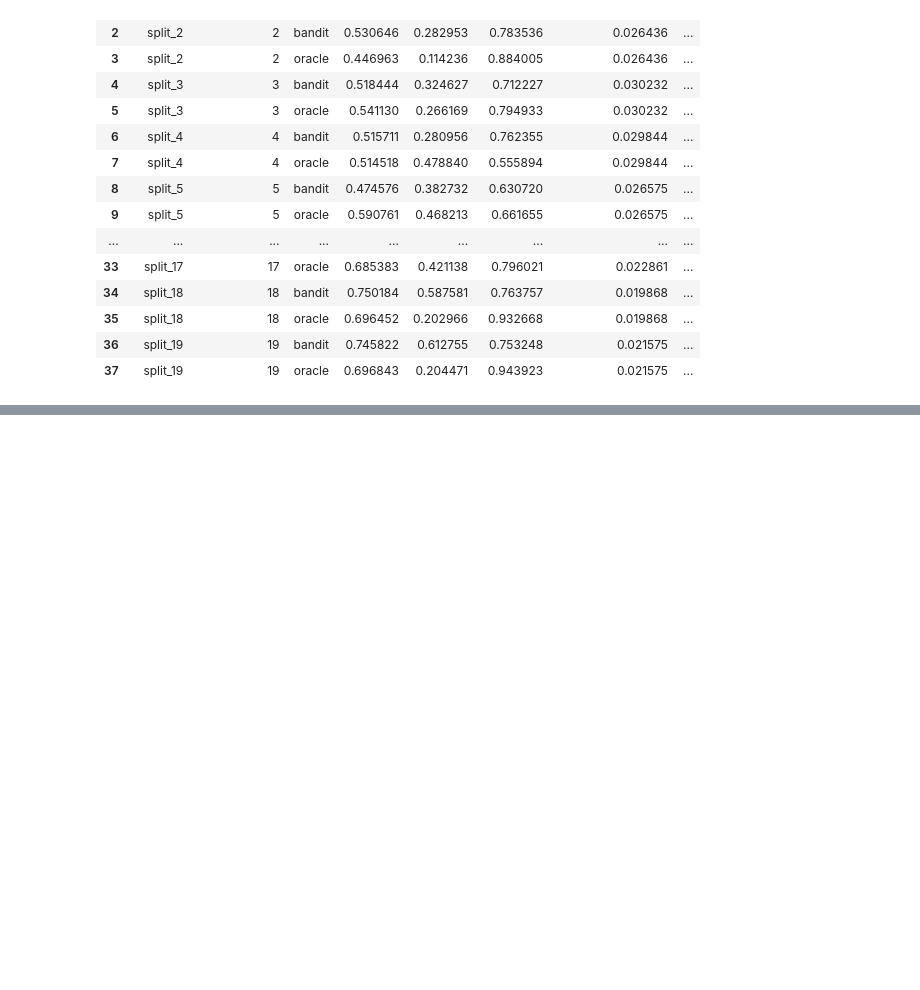
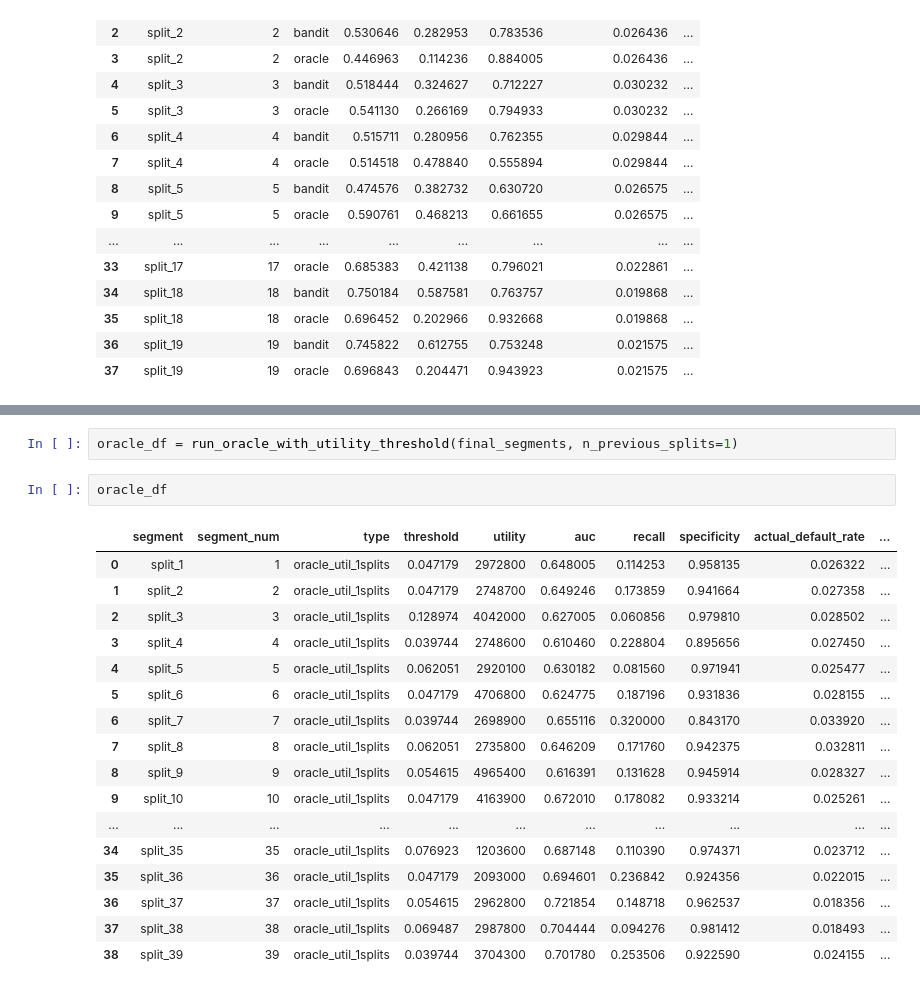
Before and after one commit to manpreetsingh227/MSc-project, a Jupyter notebook: notebooks/EDA.ipynb, the cells around one changed output, grey strips where cells are left out. Saved outputs shown, nothing was run; the diff lists cells and outputs as text; blank space fills up the shorter version.

```diff
--- a/notebooks/EDA.ipynb
+++ b/notebooks/EDA.ipynb
@@ -1419,0 +1503,22 @@ results_df
+# %%
+oracle_df = run_oracle_with_utility_threshold(final_segments, n_previous_splits=1)
+# %%
+oracle_df
+# %% [output]
+|  | segment | segment_num | type | threshold | utility | auc | recall | specificity | actual_default_rate | ... |
+| 0 | split_1 | 1 | oracle_util_1splits | 0.047179 | 2972800 | 0.648005 | 0.114253 | 0.958135 | 0.026322 | ... |
+| 1 | split_2 | 2 | oracle_util_1splits | 0.047179 | 2748700 | 0.649246 | 0.173859 | 0.941664 | 0.027358 | ... |
+| 2 | split_3 | 3 | oracle_util_1splits | 0.128974 | 4042000 | 0.627005 | 0.060856 | 0.979810 | 0.028502 | ... |
+| 3 | split_4 | 4 | oracle_util_1splits | 0.039744 | 2748600 | 0.610460 | 0.228804 | 0.895656 | 0.027450 | ... |
+| 4 | split_5 | 5 | oracle_util_1splits | 0.062051 | 2920100 | 0.630182 | 0.081560 | 0.971941 | 0.025477 | ... |
+| 5 | split_6 | 6 | oracle_util_1splits | 0.047179 | 4706800 | 0.624775 | 0.187196 | 0.931836 | 0.028155 | ... |
+| 6 | split_7 | 7 | oracle_util_1splits | 0.039744 | 2698900 | 0.655116 | 0.320000 | 0.843170 | 0.033920 | ... |
+| 7 | split_8 | 8 | oracle_util_1splits | 0.062051 | 2735800 | 0.646209 | 0.171760 | 0.942375 | 0.032811 | ... |
+| 8 | split_9 | 9 | oracle_util_1splits | 0.054615 | 4965400 | 0.616391 | 0.131628 | 0.945914 | 0.028327 | ... |
+| 9 | split_10 | 10 | oracle_util_1splits | 0.047179 | 4163900 | 0.672010 | 0.178082 | 0.933214 | 0.025261 | ... |
+| ... | ... | ... | ... | ... | ... | ... | ... | ... | ... | ... |
+| 34 | split_35 | 35 | oracle_util_1splits | 0.076923 | 1203600 | 0.687148 | 0.110390 | 0.974371 | 0.023712 | ... |
+| 35 | split_36 | 36 | oracle_util_1splits | 0.047179 | 2093000 | 0.694601 | 0.236842 | 0.924356 | 0.022015 | ... |
+| 36 | split_37 | 37 | oracle_util_1splits | 0.054615 | 2962800 | 0.721854 | 0.148718 | 0.962537 | 0.018356 | ... |
+| 37 | split_38 | 38 | oracle_util_1splits | 0.069487 | 2987800 | 0.704444 | 0.094276 | 0.981412 | 0.018493 | ... |
+| 38 | split_39 | 39 | oracle_util_1splits | 0.039744 | 3704300 | 0.701780 | 0.253506 | 0.922590 | 0.024155 | ... |
```
Also changed, not shown: parts of 2 cells of this notebook.
